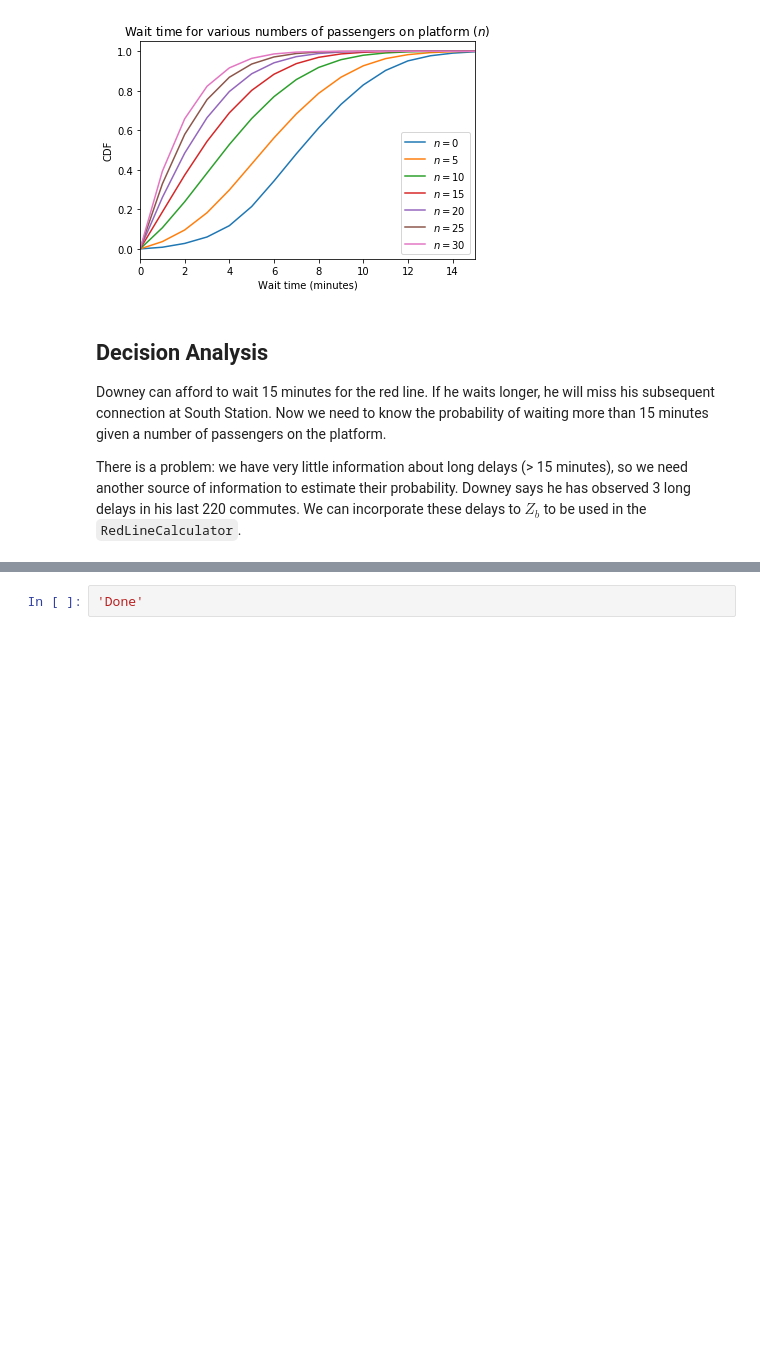
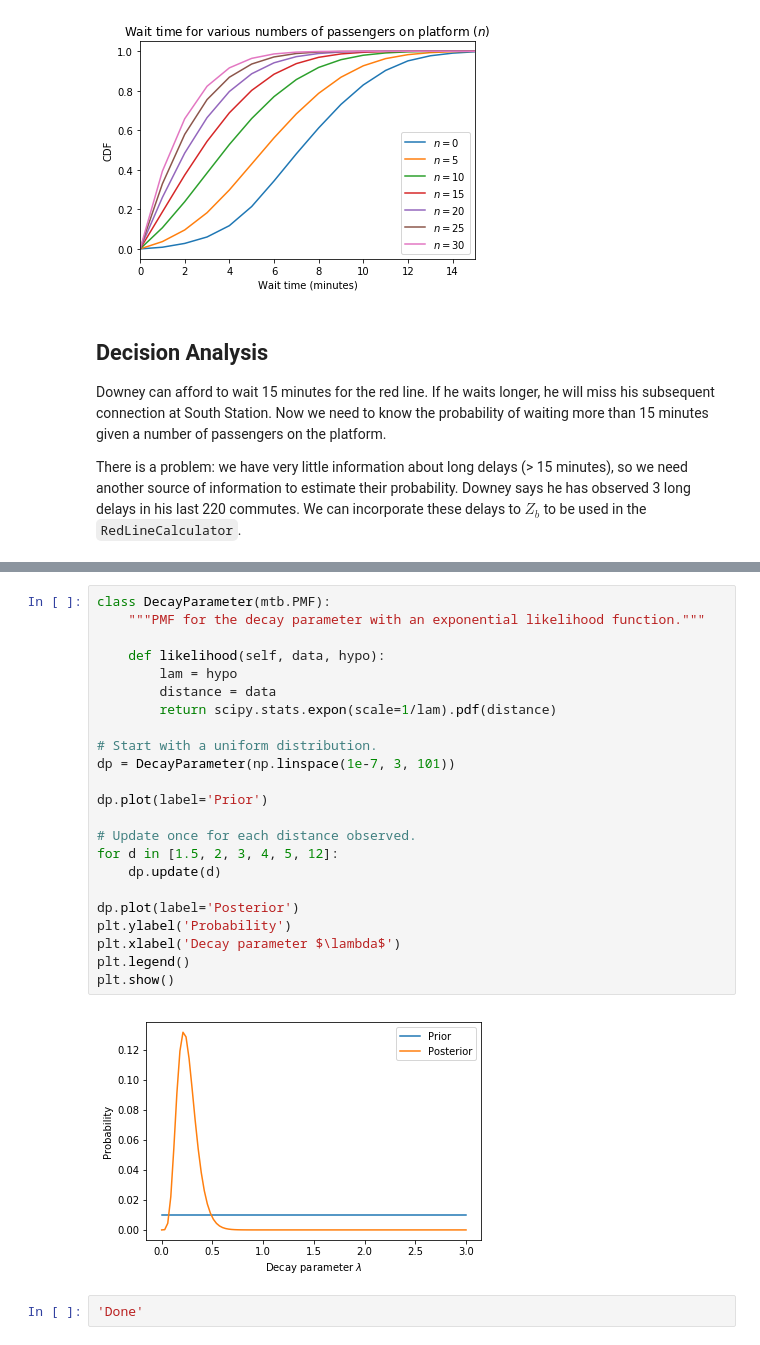
Before and after one commit to alexklibisz/exercises, a Jupyter notebook: think-bayes/chap08.ipynb, the cells around one changed output, grey strips where cells are left out. Saved outputs shown, nothing was run; the diff lists cells and outputs as text; blank space fills up the shorter version.

```diff
--- a/think-bayes/chap08.ipynb
+++ b/think-bayes/chap08.ipynb
@@ -434,3 +442,28 @@ plt.show()
+# %%
+class DecayParameter(mtb.PMF):
+    """PMF for the decay parameter with an exponential likelihood function."""
+
+    def likelihood(self, data, hypo):
+        lam = hypo
+        distance = data
+        return scipy.stats.expon(scale=1/lam).pdf(distance)
+
+# Start with a uniform distribution.
+dp = DecayParameter(np.linspace(1e-7, 3, 101))
+
+dp.plot(label='Prior')
+
+# Update once for each distance observed.
+for d in [1.5, 2, 3, 4, 5, 12]:
+    dp.update(d)
+
+dp.plot(label='Posterior')
+plt.ylabel('Probability')
+plt.xlabel('Decay parameter $\lambda$')
+plt.legend()
+plt.show()
+# %% [output]
+[figure, added]
 # %%
 'Done'
 # %% [output]
```
Also changed, not shown: parts of 2 cells of this notebook.
